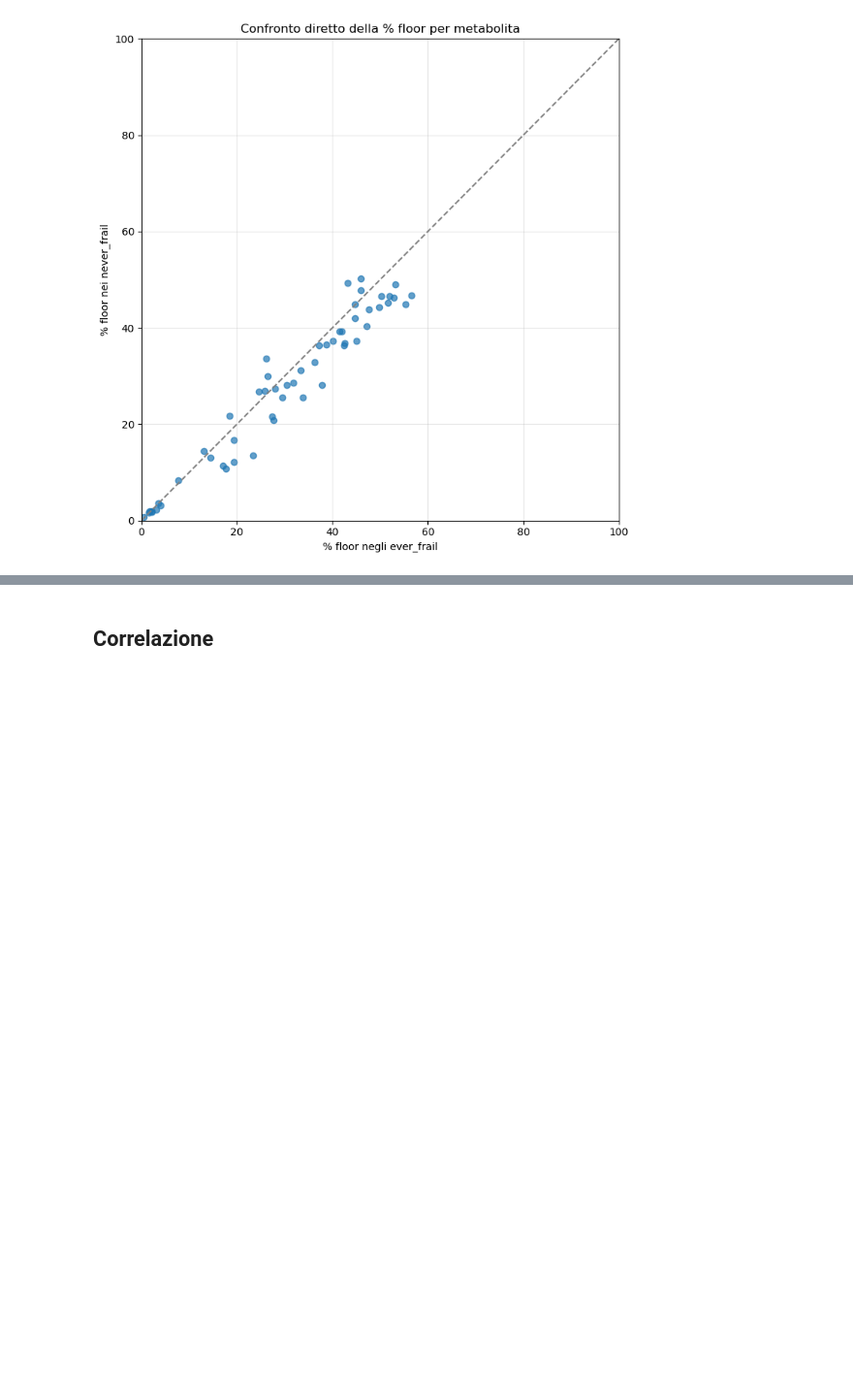
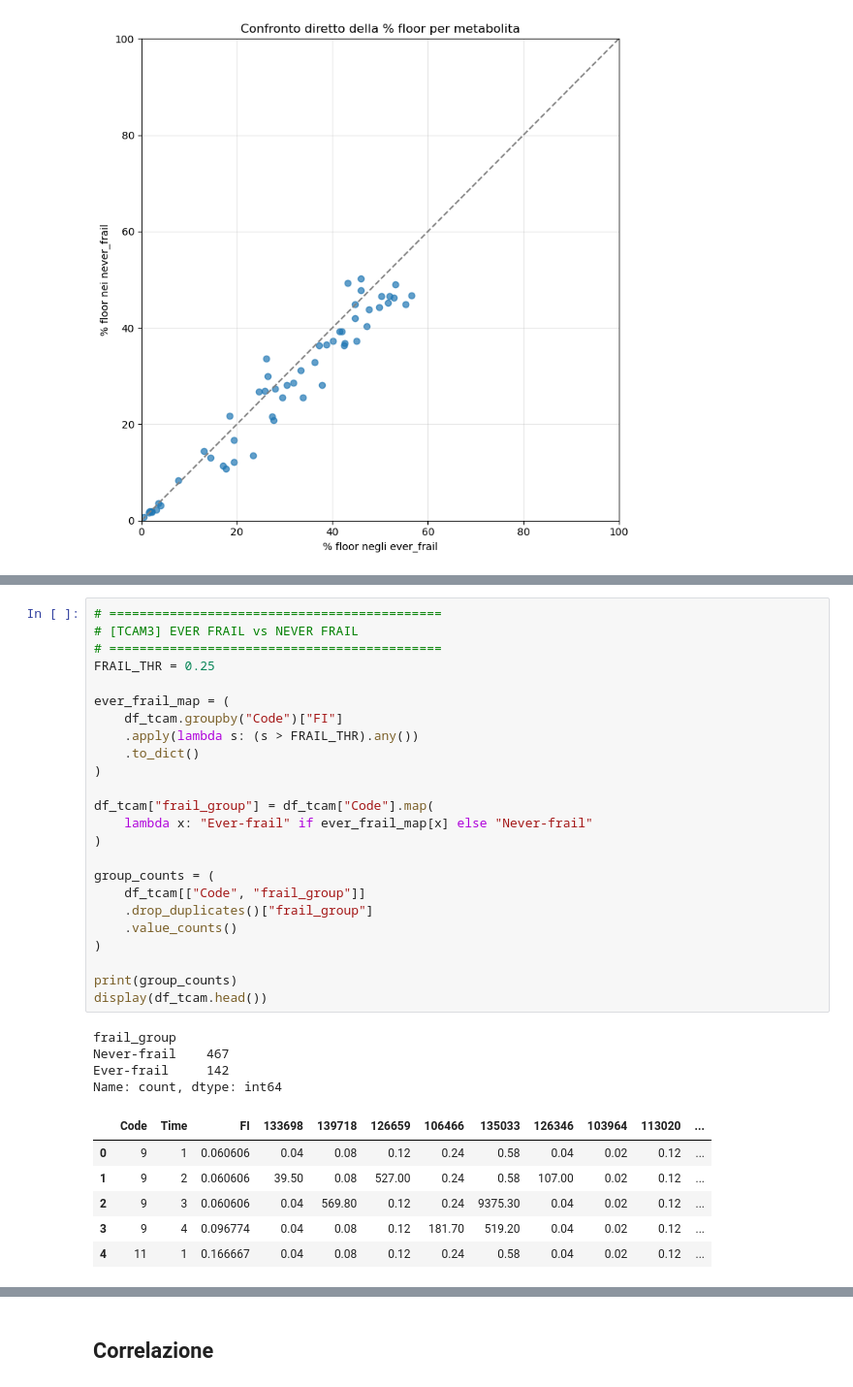
Before and after one commit to FilippoSaccomano/Thesis_Code, a Jupyter notebook: EDA_Cean_dataset.ipynb, the cells around one changed output, grey strips where cells are left out. Shown at 97% size. Saved outputs shown, nothing was run; the diff lists cells and outputs as text; blank space fills up the shorter version.

```diff
--- a/EDA_Cean_dataset.ipynb
+++ b/EDA_Cean_dataset.ipynb
@@ -710,0 +1526,35 @@ Numero metaboliti considerati: 54
+# %%
+# ============================================
+# [TCAM3] EVER FRAIL vs NEVER FRAIL
+# ============================================
+FRAIL_THR = 0.25
+
+ever_frail_map = (
+    df_tcam.groupby("Code")["FI"]
+    .apply(lambda s: (s > FRAIL_THR).any())
+    .to_dict()
+)
+
+df_tcam["frail_group"] = df_tcam["Code"].map(
+    lambda x: "Ever-frail" if ever_frail_map[x] else "Never-frail"
+)
+
+group_counts = (
+    df_tcam[["Code", "frail_group"]]
+    .drop_duplicates()["frail_group"]
+    .value_counts()
+)
+
+print(group_counts)
+display(df_tcam.head())
+# %% [output]
+frail_group
+Never-frail    467
+Ever-frail     142
+Name: count, dtype: int64
+|  | Code | Time | FI | 133698 | 139718 | 126659 | 106466 | 135033 | 126346 | 103964 | 113020 | ... |
+| 0 | 9 | 1 | 0.060606 | 0.04 | 0.08 | 0.12 | 0.24 | 0.58 | 0.04 | 0.02 | 0.12 | ... |
+| 1 | 9 | 2 | 0.060606 | 39.50 | 0.08 | 527.00 | 0.24 | 0.58 | 107.00 | 0.02 | 0.12 | ... |
+| 2 | 9 | 3 | 0.060606 | 0.04 | 569.80 | 0.12 | 0.24 | 9375.30 | 0.04 | 0.02 | 0.12 | ... |
+| 3 | 9 | 4 | 0.096774 | 0.04 | 0.08 | 0.12 | 181.70 | 519.20 | 0.04 | 0.02 | 0.12 | ... |
+| 4 | 11 | 1 | 0.166667 | 0.04 | 0.08 | 0.12 | 0.24 | 0.58 | 0.04 | 0.02 | 0.12 | ... |
```
Also changed, not shown: parts of 16 cells of this notebook, 2 other files.
